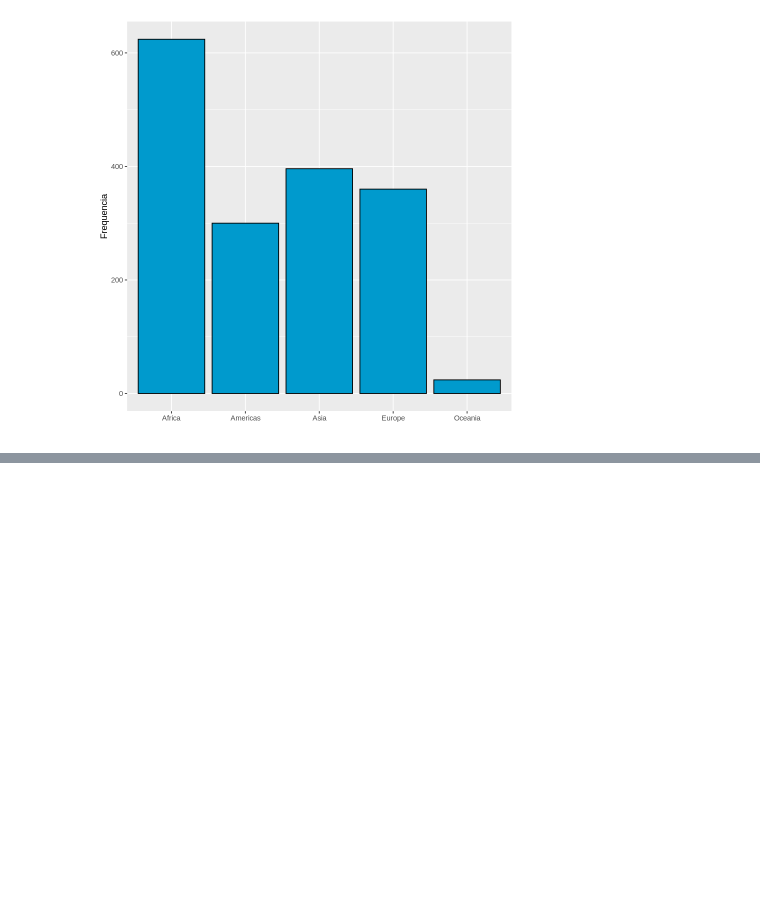
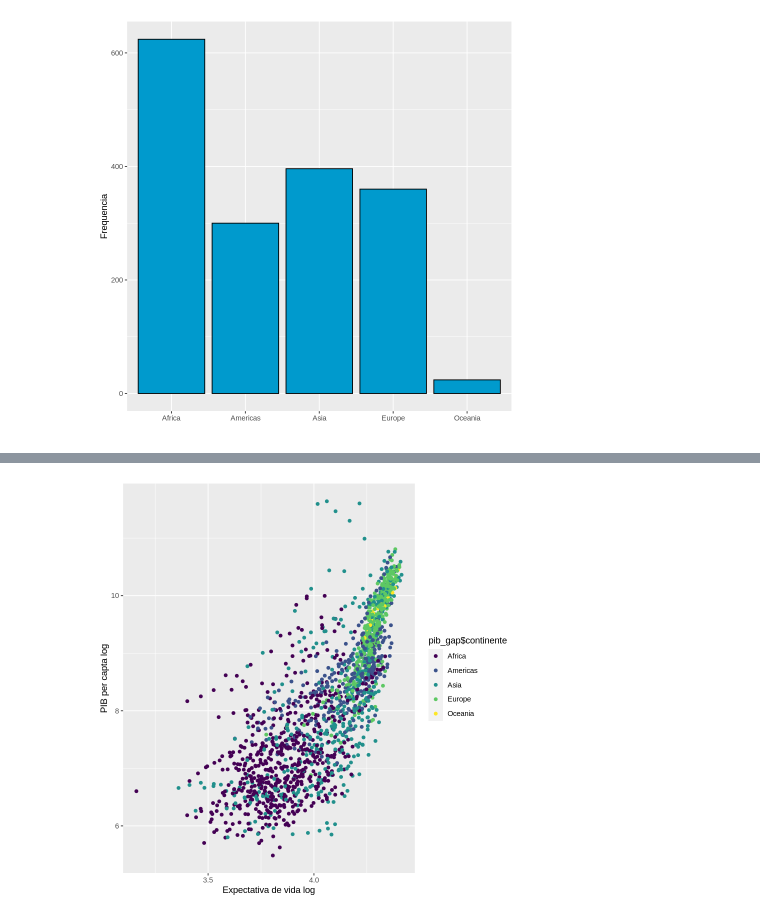
Before and after one commit to BrunaKrasotaMatos/An-liseEstat-stica, a Jupyter notebook: Trilha4/Trilha4.ipynb, the cells around one changed output, grey strips where cells are left out. Drawn from its saved outputs; the diff is of its cells as text; code cells hidden in the pictures; blank space fills up the shorter version.

```diff
--- a/Trilha4/Trilha4.ipynb
+++ b/Trilha4/Trilha4.ipynb
@@ -318,0 +318,9 @@ Warning message:
+# %%
+# log das colunas
+lpibPercap = log(pib_gap$pibPercap)
+lexpVida = log(pib_gap$expVida)
+
+pib_gap <- mutate(pib_gap, lpibPercap=lpibPercap)
+pib_gap <- mutate(pib_gap, lexpVida=lexpVida)
+
+head(pib_gap)
@@ -318,0 +337,8 @@ Warning message:
+# %%
+# dispersao com continente com log
+ggplot(data=pib_gap) +
+  geom_point(
+    aes(x = lexpVida, y = lpibPercap, color = pib_gap$continente)) +
+    labs(y = "PIB per capta log",
+         x = "Expectativa de vida log", show.legend=TRUE)
+# %% [output]
@@ -318,0 +347 @@ Warning message:
+[figure, added]
```
Also changed, not shown: parts of 3 cells of this notebook.
